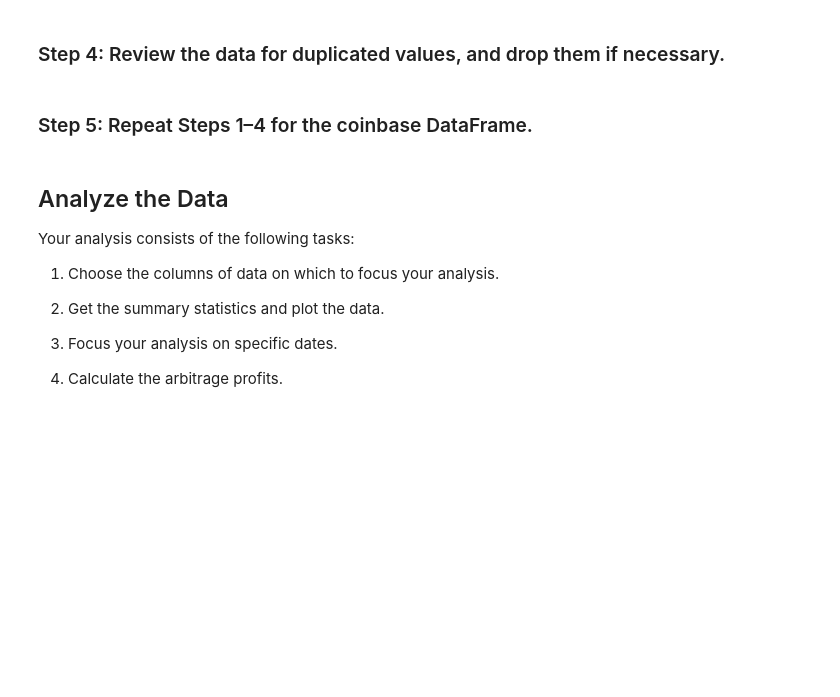
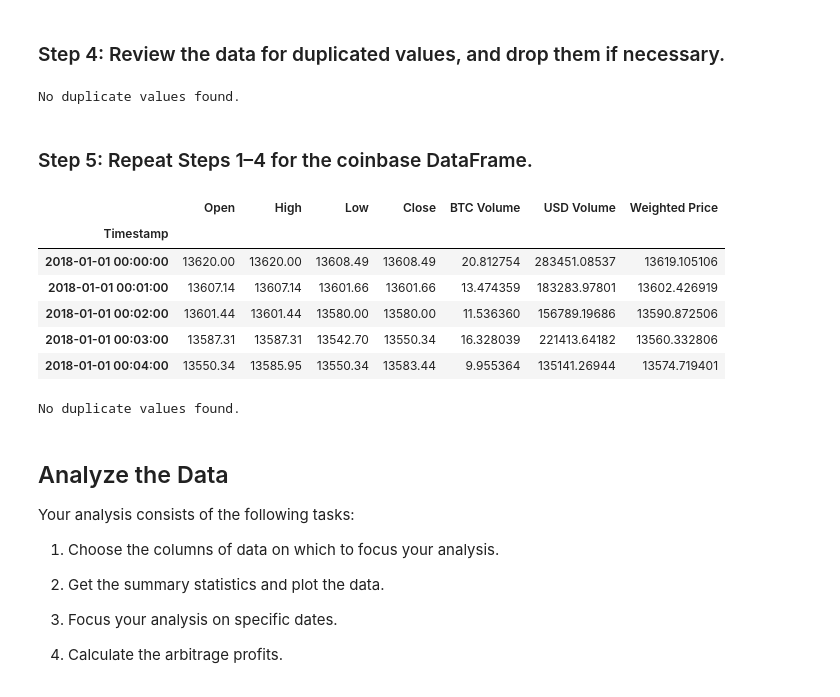
Before and after one commit to rdillens/03_Arbitrage_Opportunities, a Jupyter notebook: crypto_arbitrage.ipynb, the cells around one changed output. Cells and saved outputs as stored; diff of their text form; code cells hidden in the pictures; blank space fills up the shorter version.

Commit message:
clean coinbase data - remove $ and convert close datatype to float

```diff
--- a/crypto_arbitrage.ipynb
+++ b/crypto_arbitrage.ipynb
@@ -132,6 +124,13 @@ dtype: object
 ### Step 4: Review the data for duplicated values, and drop them if necessary.
 # %%
 # Review the data for duplicate values, and drop them if necessary
-# YOUR CODE HERE
+if bitstamp.duplicated().sum() != 0:
+    display(bitstamp.duplicated())
+    print("Duplicate values deleted.")
+    bitstamp.drop_duplicates(inplace=True)
+else:
+    print("No duplicate values found.")
+# %% [output]
+No duplicate values found.
 # %% [markdown]
 ### Step 5: Repeat Steps 1–4 for the coinbase DataFrame.
@@ -141,3 +137,23 @@ dtype: object
+# %%
+# Repeat Steps 1–4 for the coinbase DataFrame
+coinbase.dropna(inplace=True)
+coinbase['Close'] = coinbase['Close'].str.replace('$', '', regex=False).astype('float')
+display(coinbase.head())
+if coinbase.duplicated().sum() != 0:
+    display(coinbase.duplicated())
+    print("Duplicate values deleted.")
+    coinbase.drop_duplicates(inplace=True)
+else:
+    print("No duplicate values found.")
+# %% [output]
+|  | Open | High | Low | Close | BTC Volume | USD Volume | Weighted Price |
+| Timestamp |  |  |  |  |  |  |  |
+| 2018-01-01 00:00:00 | 13620.00 | 13620.00 | 13608.49 | 13608.49 | 20.812754 | 283451.08537 | 13619.105106 |
+| 2018-01-01 00:01:00 | 13607.14 | 13607.14 | 13601.66 | 13601.66 | 13.474359 | 183283.97801 | 13602.426919 |
+| 2018-01-01 00:02:00 | 13601.44 | 13601.44 | 13580.00 | 13580.00 | 11.536360 | 156789.19686 | 13590.872506 |
+| 2018-01-01 00:03:00 | 13587.31 | 13587.31 | 13542.70 | 13550.34 | 16.328039 | 221413.64182 | 13560.332806 |
+| 2018-01-01 00:04:00 | 13550.34 | 13585.95 | 13550.34 | 13583.44 | 9.955364 | 135141.26944 | 13574.719401 |
+No duplicate values found.
 # %% [markdown]
 ## Analyze the Data
 
```
Also changed, not shown: parts of 2 cells of this notebook.
